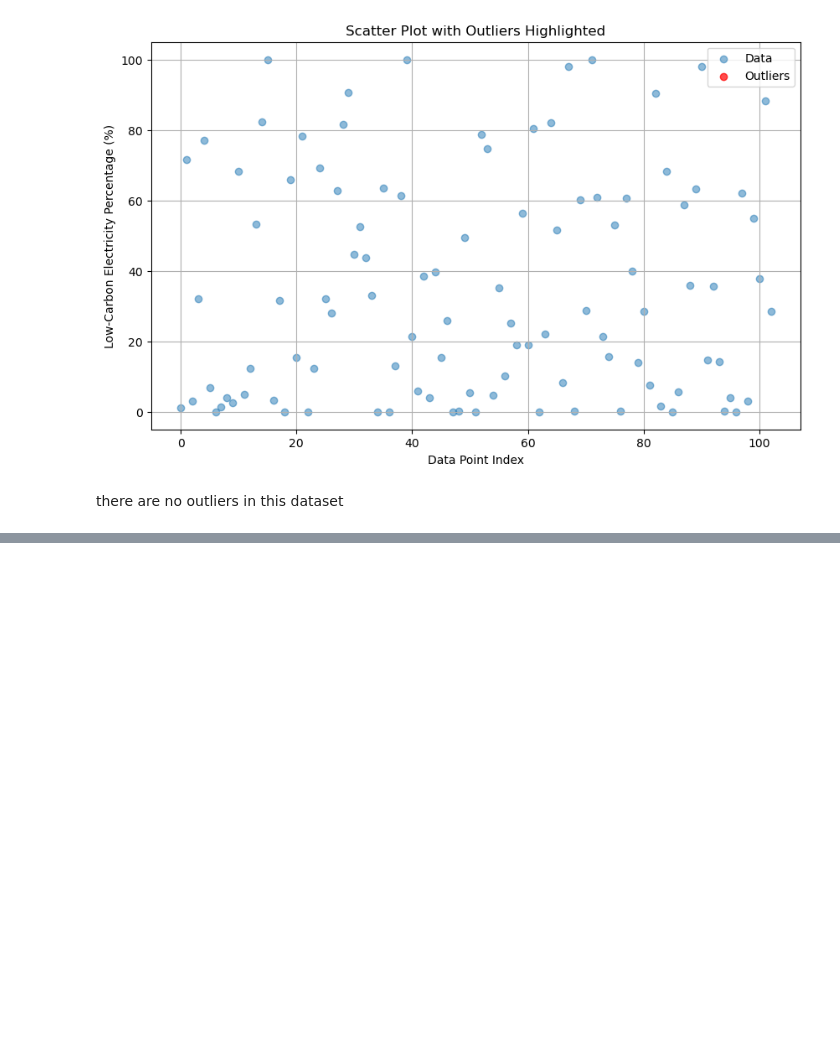
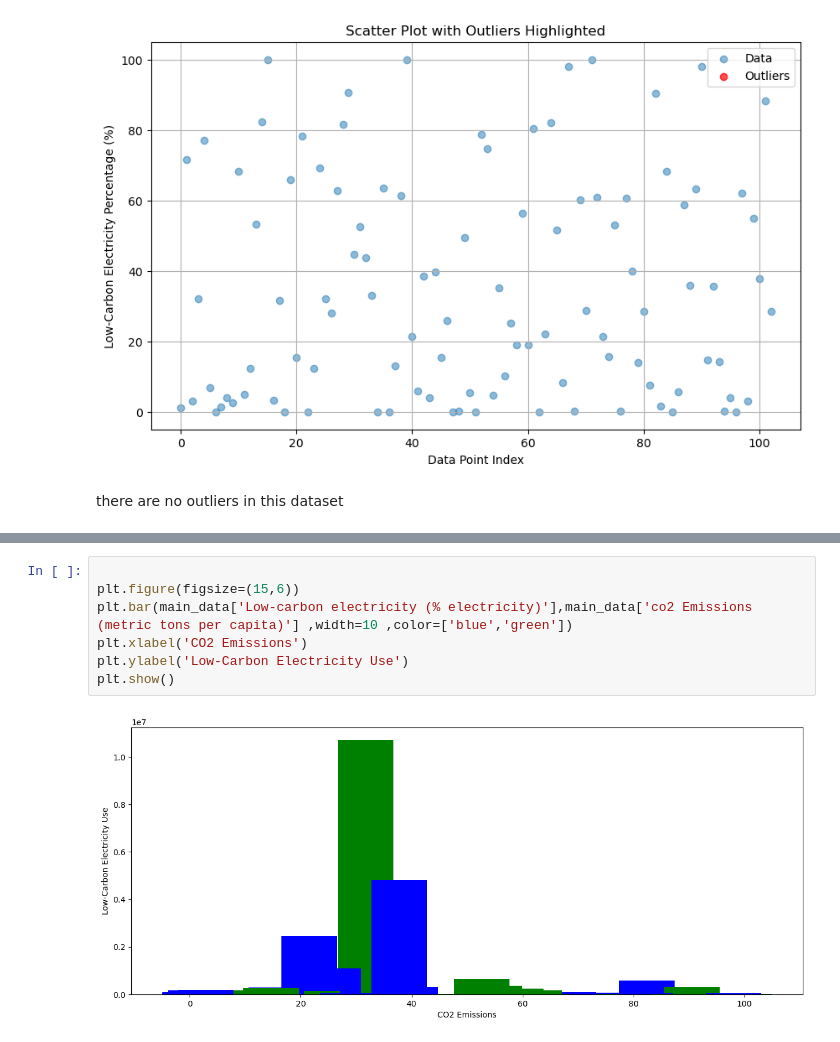
Before and after one commit to yosieph/Project1, a Jupyter notebook: project1update.ipynb, the cells around one changed output, grey strips where cells are left out. Drawn from its saved outputs; the diff is of its cells as text; blank space fills up the shorter version.

```diff
--- a/project1update.ipynb
+++ b/project1update.ipynb
@@ -586,0 +707,9 @@ there are no outliers in this dataset
+# %%
+
+plt.figure(figsize=(15,6))
+plt.bar(main_data['Low-carbon electricity (% electricity)'],main_data['co2 Emissions (metric tons per capita)'] ,width=10 ,color=['blue','green'])
+plt.xlabel('CO2 Emissions')
+plt.ylabel('Low-Carbon Electricity Use')
+plt.show()
+# %% [output]
+[figure, added]
```
Also changed, not shown: parts of 25 cells of this notebook.
